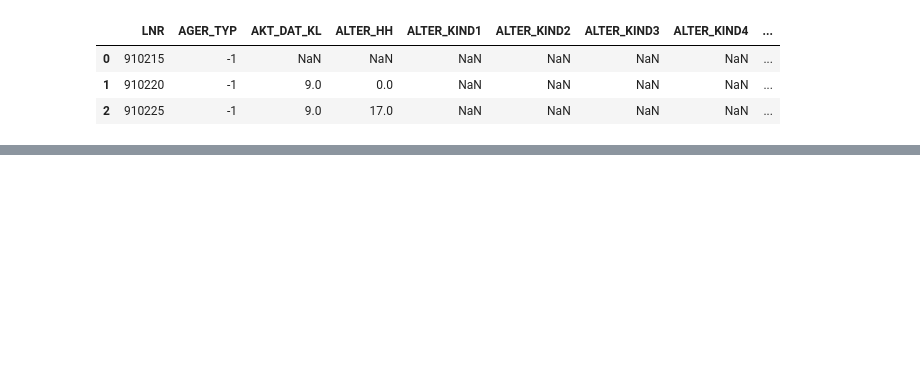
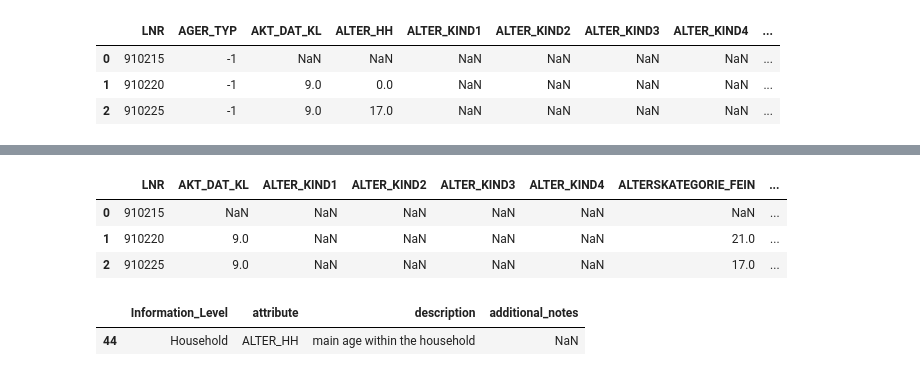
Before and after one commit to TobiPrae/customer_segmentation, a Jupyter notebook: CustomerSegmentation.ipynb, the cells around one changed output, grey strips where cells are left out. Cells and saved outputs as stored; diff of their text form; code cells hidden in the pictures; blank space fills up the shorter version.

```diff
--- a/CustomerSegmentation.ipynb
+++ b/CustomerSegmentation.ipynb
@@ -322,0 +347,12 @@ __________________________________________________________
+# %%
+df_azdias[truly_num].head(3)
+# %% [output]
+|  | LNR | AKT_DAT_KL | ALTER_KIND1 | ALTER_KIND2 | ALTER_KIND3 | ALTER_KIND4 | ALTERSKATEGORIE_FEIN | ... |
+| 0 | 910215 | NaN | NaN | NaN | NaN | NaN | NaN | ... |
+| 1 | 910220 | 9.0 | NaN | NaN | NaN | NaN | 21.0 | ... |
+| 2 | 910225 | 9.0 | NaN | NaN | NaN | NaN | 17.0 | ... |
+# %%
+df_information_levels.loc[df_information_levels["attribute"] == "ALTER_HH"]
+# %% [output]
+|  | Information_Level | attribute | description | additional_notes |
+| 44 | Household | ALTER_HH | main age within the household | NaN |
```
Also changed, not shown: parts of 6 cells of this notebook.
